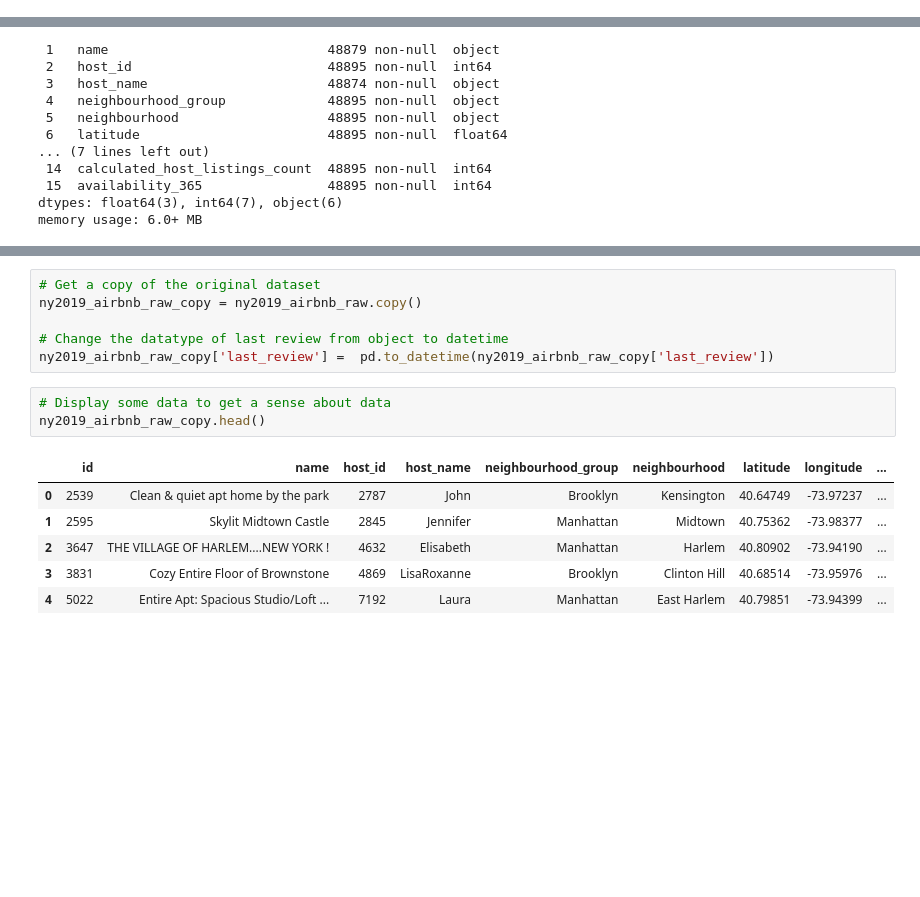
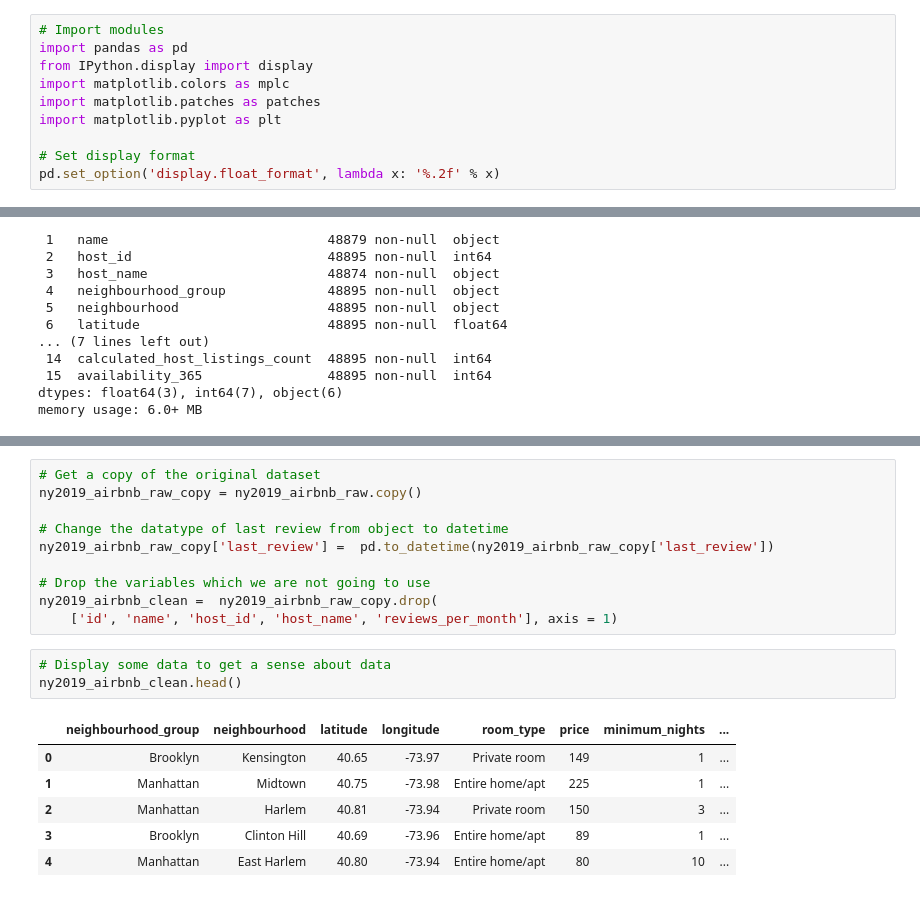
Before and after one commit to HarryC493/ECO225-Project, a Jupyter notebook: Code/project1-Cleaning&EDA.ipynb, the cells around one changed output, grey strips where cells are left out. Saved outputs shown, nothing was run; the diff lists cells and outputs as text; blank space fills up the shorter version.

```diff
--- a/Code/project1-Cleaning&EDA.ipynb
+++ b/Code/project1-Cleaning&EDA.ipynb
@@ -12,0 +13,10 @@ ny2019_airbnb_raw = pd.read_csv("AB_NYC_2019.csv")
+# %%
+# Import modules
+import pandas as pd
+from IPython.display import display
+import matplotlib.colors as mplc
+import matplotlib.patches as patches
+import matplotlib.pyplot as plt
+
+# Set display format
+pd.set_option('display.float_format', lambda x: '%.2f' % x)
@@ -39,16 +56,20 @@ ny2019_airbnb_raw_copy = ny2019_airbnb_raw.copy()
 
 # Change the datatype of last review from object to datetime
 ny2019_airbnb_raw_copy['last_review'] =  pd.to_datetime(ny2019_airbnb_raw_copy['last_review'])
+
+# Drop the variables which we are not going to use
+ny2019_airbnb_clean =  ny2019_airbnb_raw_copy.drop(
+    ['id', 'name', 'host_id', 'host_name', 'reviews_per_month'], axis = 1)
 # %%
 # Display some data to get a sense about data
-ny2019_airbnb_raw_copy.head()
+ny2019_airbnb_clean.head()
 # %% [output]
-|  | id | name | host_id | host_name | neighbourhood_group | neighbourhood | latitude | longitude | ... |
-| 0 | 2539 | Clean & quiet apt home by the park | 2787 | John | Brooklyn | Kensington | 40.64749 | -73.97237 | ... |
-| 1 | 2595 | Skylit Midtown Castle | 2845 | Jennifer | Manhattan | Midtown | 40.75362 | -73.98377 | ... |
-| 2 | 3647 | THE VILLAGE OF HARLEM....NEW YORK ! | 4632 | Elisabeth | Manhattan | Harlem | 40.80902 | -73.94190 | ... |
-| 3 | 3831 | Cozy Entire Floor of Brownstone | 4869 | LisaRoxanne | Brooklyn | Clinton Hill | 40.68514 | -73.95976 | ... |
-| 4 | 5022 | Entire Apt: Spacious Studio/Loft ... | 7192 | Laura | Manhattan | East Harlem | 40.79851 | -73.94399 | ... |
+|  | neighbourhood_group | neighbourhood | latitude | longitude | room_type | price | minimum_nights | ... |
+| 0 | Brooklyn | Kensington | 40.65 | -73.97 | Private room | 149 | 1 | ... |
+| 1 | Manhattan | Midtown | 40.75 | -73.98 | Entire home/apt | 225 | 1 | ... |
+| 2 | Manhattan | Harlem | 40.81 | -73.94 | Private room | 150 | 3 | ... |
+| 3 | Brooklyn | Clinton Hill | 40.69 | -73.96 | Entire home/apt | 89 | 1 | ... |
+| 4 | Manhattan | East Harlem | 40.80 | -73.94 | Entire home/apt | 80 | 10 | ... |
 # %% [markdown]
 Based on the above displays of data, it would be appropriate to choose price as a response variable. Price is a continuous numerical random variable, and it might be interesting to airbnb users and house owners to get information about what makes a house more expensive for staying. The following factors may be related with housing price:
 - Neighbourhood, as some neighbourhood may be more expensive in housing than others
```
Also changed, not shown: parts of 44 cells of this notebook, 1 other file.
